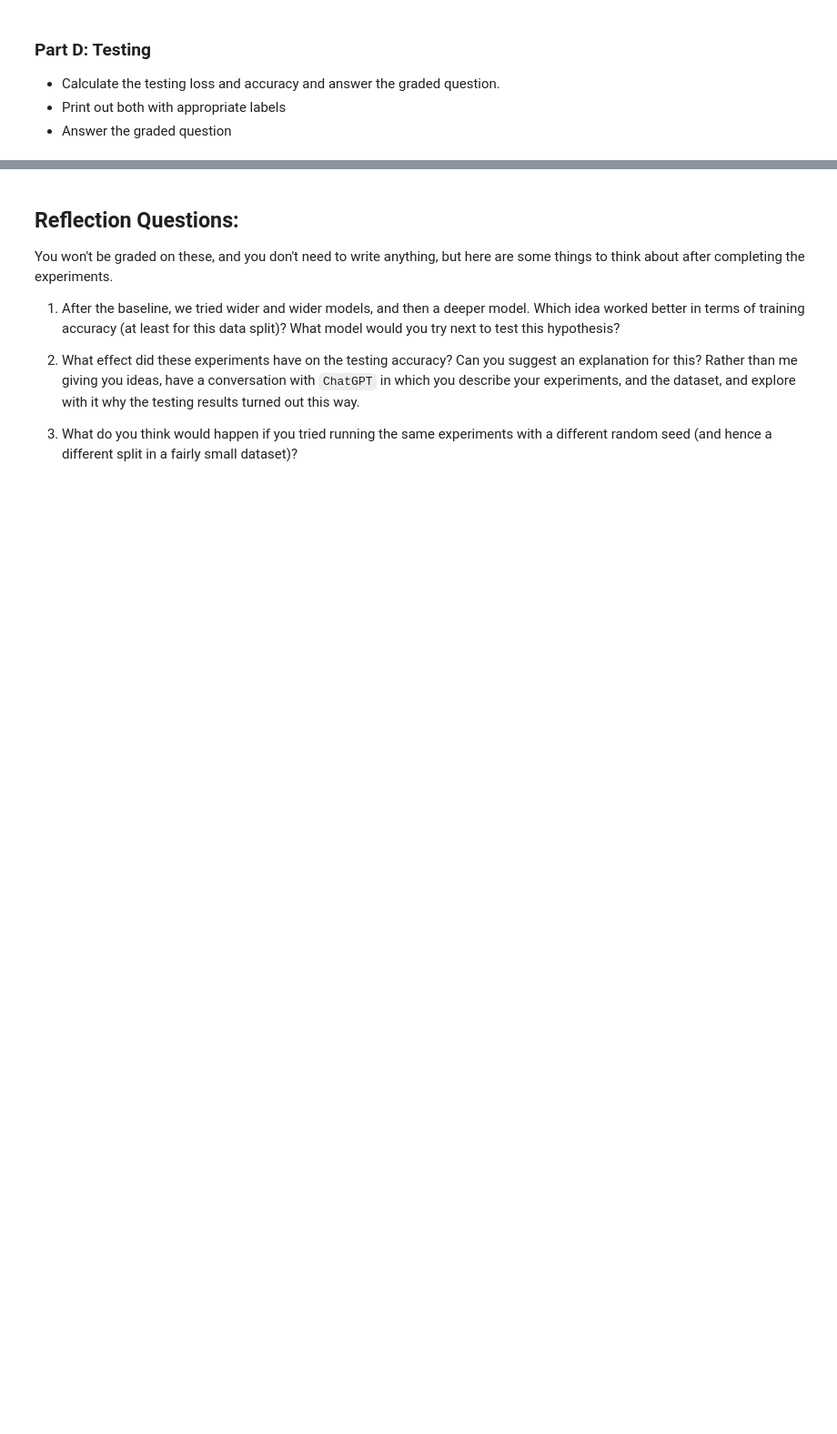
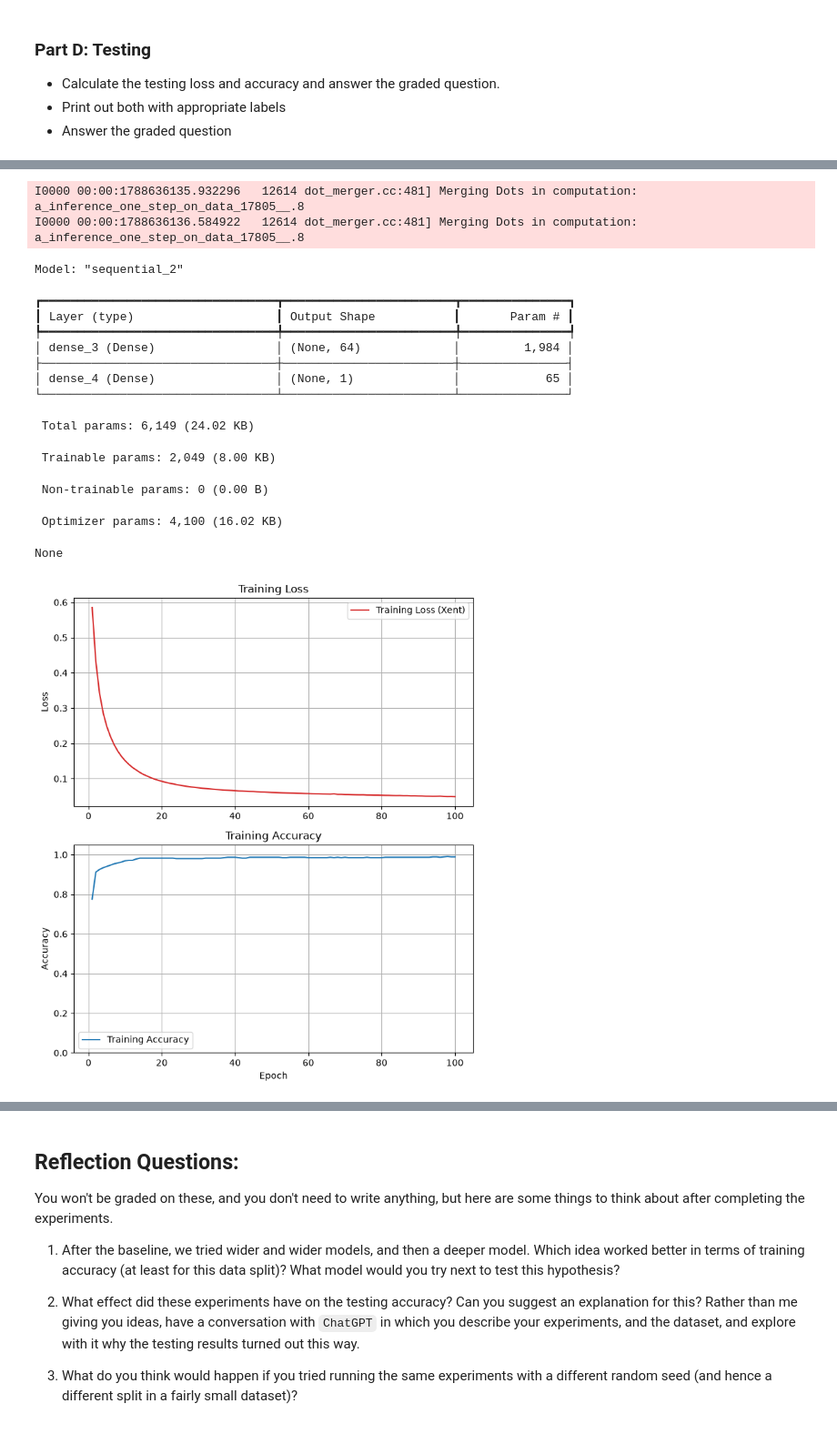
Before and after one commit to raffwh/dx703_hw, a Jupyter notebook: notebooks/Homework_01.ipynb, the cells around one changed output, grey strips where cells are left out. Shown at 91% size. Drawn from its saved outputs; the diff is of its cells as text; code cells hidden in the pictures; blank space fills up the shorter version.

```diff
--- a/notebooks/Homework_01.ipynb
+++ b/notebooks/Homework_01.ipynb
@@ -379,3 +514,55 @@ will have the following summary chart:
 Then answer the graded questions.
 # %%
 # Your code here, add additional cells if you wish
+
+
+
+##_____ work _____ ##:
+model_p3 = keras.Sequential(
+    [
+       keras.layers.Input(shape=    (x_train_scaled.shape[1],  )),
+       keras.layers.Dense(64,       activation="sigmoid"),
+       keras.layers.Dense(1,        activation="sigmoid")
+    ]
+)
+
+model_p3.compile(
+    optimizer='adam',
+    loss='binary_crossentropy',
+    metrics = ['accuracy']
+    )
+
+model_p3_hx = model_p3.fit(
+    x_train_scaled, y_train,
+    epochs = n_epochs ,
+    class_weight = baseline_class_weight_dict ,
+    verbose = 0
+)
+
+p3_test_loss, p3_test_accuracy = model_p3.evaluate(
+	x_test_scaled
+	, y_test
+	, verbose = 0
+)
+
+##-------------------------------
+
+display(model_p3.summary() )
+plot_history(model_p3_hx)
+# %% [output]
+I0000 00:00:1788636135.932296   12614 dot_merger.cc:481] Merging Dots in computation: a_inference_one_step_on_data_17805__.8
+I0000 00:00:1788636136.584922   12614 dot_merger.cc:481] Merging Dots in computation: a_inference_one_step_on_data_17805__.8
+Model: "sequential_2"
+┏━━━━━━━━━━━━━━━━━━━━━━━━━━━━━━━━━┳━━━━━━━━━━━━━━━━━━━━━━━━┳━━━━━━━━━━━━━━━┓
+┃ Layer (type)                    ┃ Output Shape           ┃       Param # ┃
+┡━━━━━━━━━━━━━━━━━━━━━━━━━━━━━━━━━╇━━━━━━━━━━━━━━━━━━━━━━━━╇━━━━━━━━━━━━━━━┩
+│ dense_3 (Dense)                 │ (None, 64)             │         1,984 │
+├─────────────────────────────────┼────────────────────────┼───────────────┤
+│ dense_4 (Dense)                 │ (None, 1)              │            65 │
+└─────────────────────────────────┴────────────────────────┴───────────────┘
+ Total params: 6,149 (24.02 KB)
+ Trainable params: 2,049 (8.00 KB)
+ Non-trainable params: 0 (0.00 B)
+ Optimizer params: 4,100 (16.02 KB)
+None
+[figure, added]
```
Also changed, not shown: parts of 34 cells of this notebook, 1 other file.
